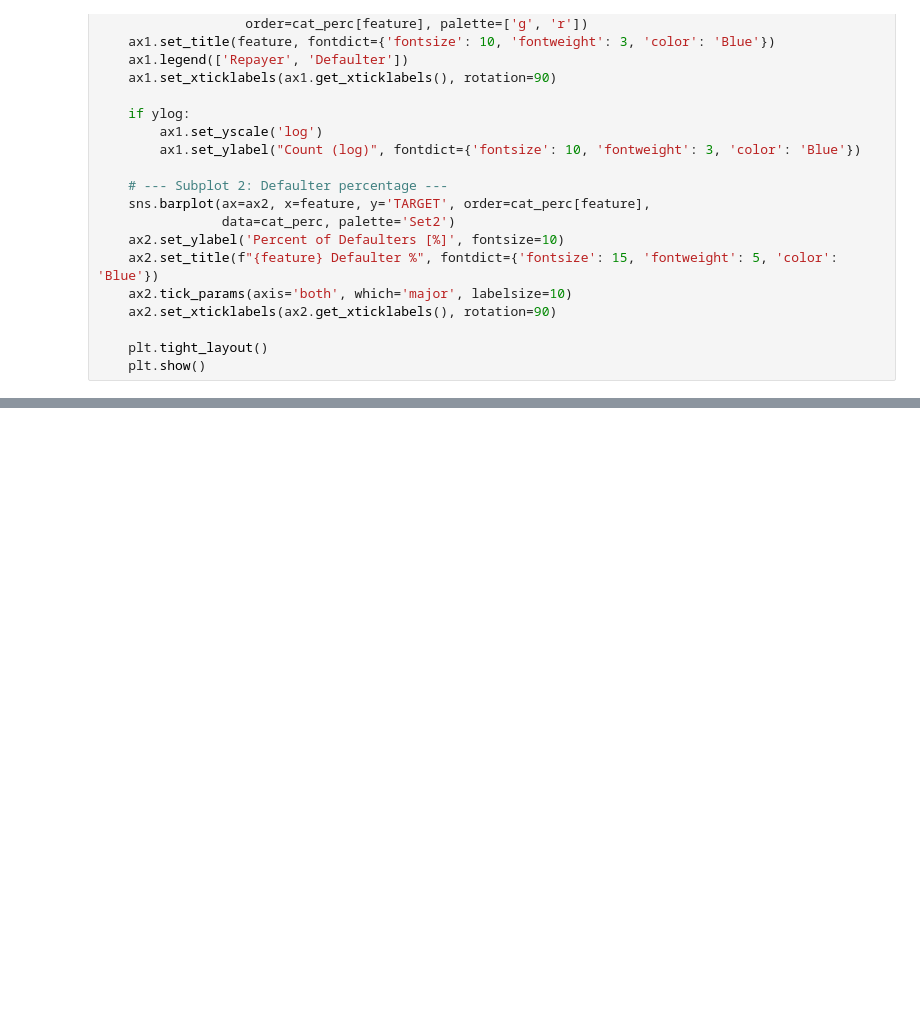
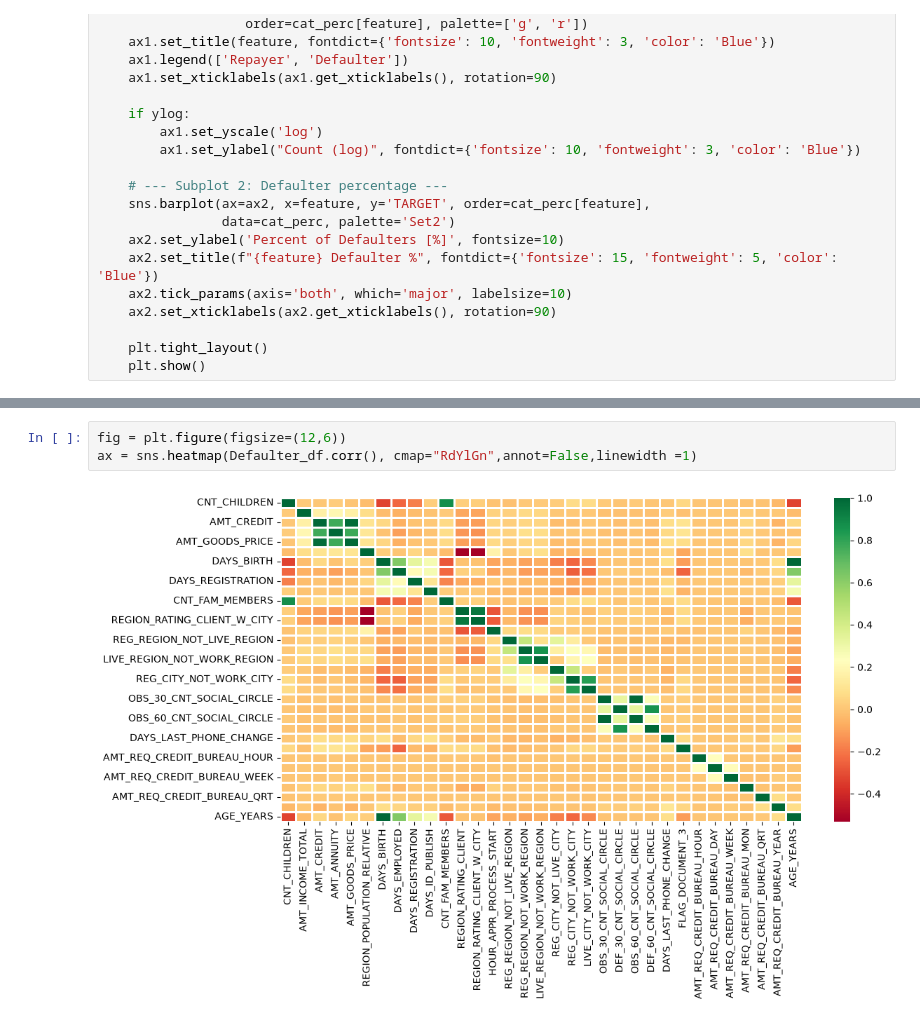
Before and after one commit to rakesh-kumar07/LogicMojo-AI-ML-June26-rakesh, a Jupyter notebook: EDA_Bank_Case_Study/Bank_loan_Assignment.ipynb, the cells around one changed output, grey strips where cells are left out. Drawn from its saved outputs; the diff is of its cells as text; blank space fills up the shorter version.

```diff
--- a/EDA_Bank_Case_Study/Bank_loan_Assignment.ipynb
+++ b/EDA_Bank_Case_Study/Bank_loan_Assignment.ipynb
@@ -1481,0 +1588,5 @@ for col in categorical_vars_of_interest:
+# %%
+fig = plt.figure(figsize=(12,6))
+ax = sns.heatmap(Defaulter_df.corr(), cmap="RdYlGn",annot=False,linewidth =1)
+# %% [output]
+[figure, added]
```
Also changed, not shown: parts of 29 cells of this notebook.
